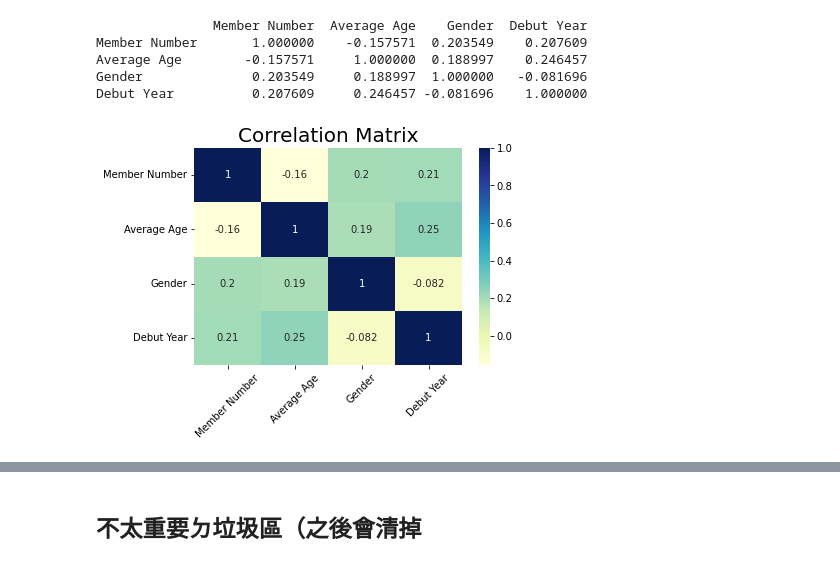
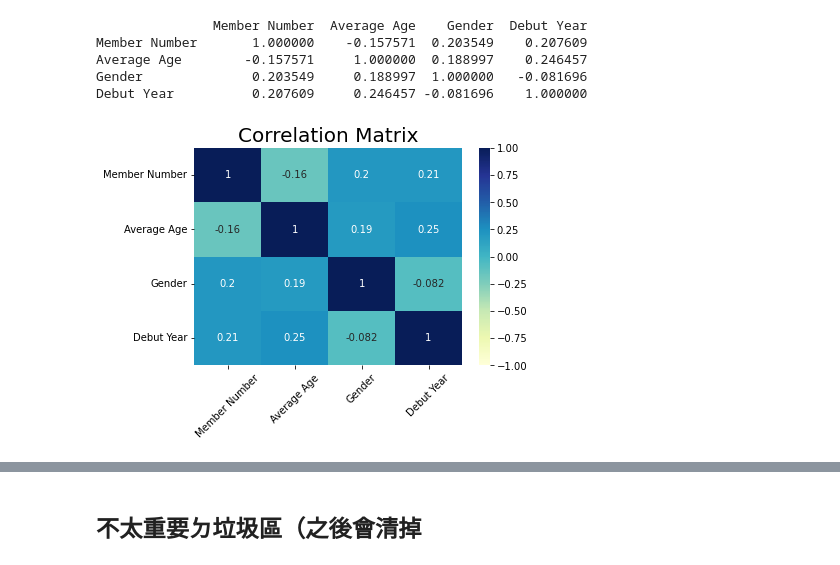
Before and after one commit to sleeping-psystudent/Dspy-Final-Project, a Jupyter notebook: Relation_analysis.ipynb, the cells around one changed output, grey strips where cells are left out. Drawn from its saved outputs; the diff is of its cells as text; code cells hidden in the pictures.

```diff
--- a/Relation_analysis.ipynb
+++ b/Relation_analysis.ipynb
@@ -48,7 +52,7 @@ boys["Gender"]="M"
 boys_n=boys.drop(["Short", "Members", "Fanclub Name", "Active"], axis=1)
 boys_n.dropna(subset=["Average_age"], inplace=True)
 boys_n["Debut"]=pd.to_datetime(boys_n["Debut"], format='%Y-%m-%d')
-boys_n.set_index("Name", inplace=True)
+#boys_n.set_index("Name", inplace=True)
 boys_n=boys_n.sort_values("Debut")
 
 # girls資料前處理
@@ -56,12 +60,13 @@ girls["Gender"]="F"
 girls_n=girls.drop(["Short", "Members", "Fanclub Name", "Active"], axis=1)
 girls_n.dropna(subset=["Average_age"], inplace=True)
 girls_n["Debut"]=pd.to_datetime(girls_n["Debut"], format='%Y-%m-%d')
-girls_n.set_index("Name", inplace=True)
+#girls_n.set_index("Name", inplace=True)
 girls_n=girls_n.sort_values("Debut")
 
 # merge
 Factors=pd.merge(boys_n, girls_n, how="outer")
 Factors=Factors.sort_values("Debut")
+Factors.set_index("Name", inplace=True)
 Factors.head()
 # %% [output]
 |  | Debut | Company | Orig. Memb. | Average_age | Gender |
@@ -200,9 +206,9 @@ Average Age        -0.157571     1.000000  0.188997    0.246457
 Gender              0.203549     0.188997  1.000000   -0.081696
 Debut Year          0.207609     0.246457 -0.081696    1.000000
 # %%
-sn.heatmap(corr_matrix, annot=True, cmap="YlGnBu")
+sn.heatmap(corr_matrix, annot=True, cmap="YlGnBu", vmin=-1, vmax=1)
 plt.xticks(rotation=45)
 plt.title("Correlation Matrix", fontsize=20)
 plt.show()
 # %% [output]
-[figure, old version]
+[figure, new version]
```
Also changed, not shown: parts of 16 cells of this notebook, 2 other files.
